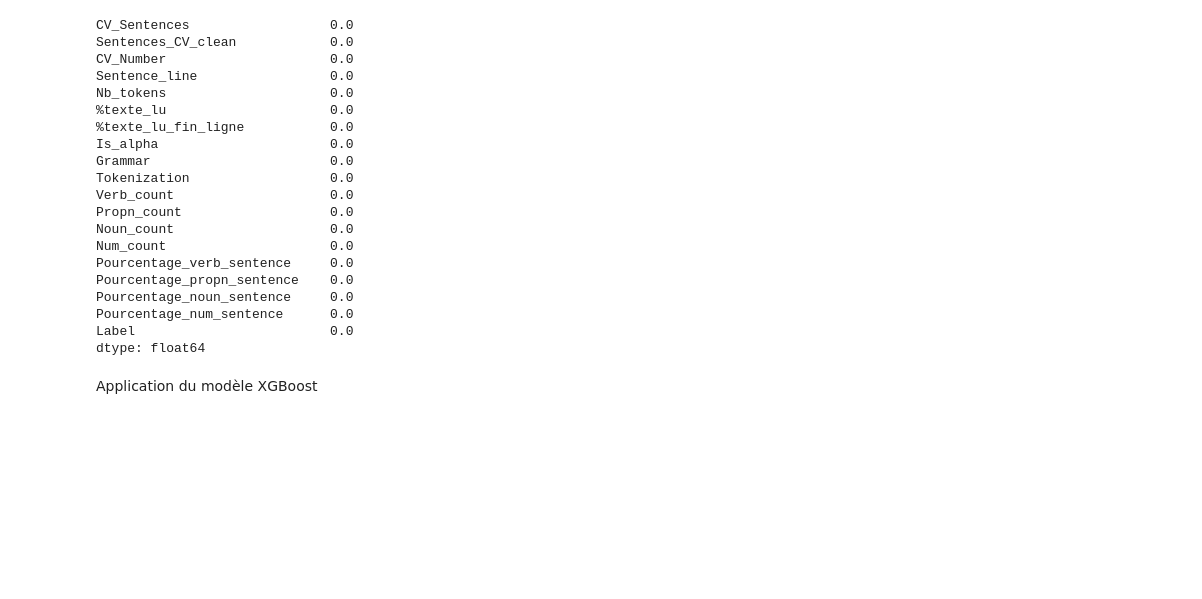
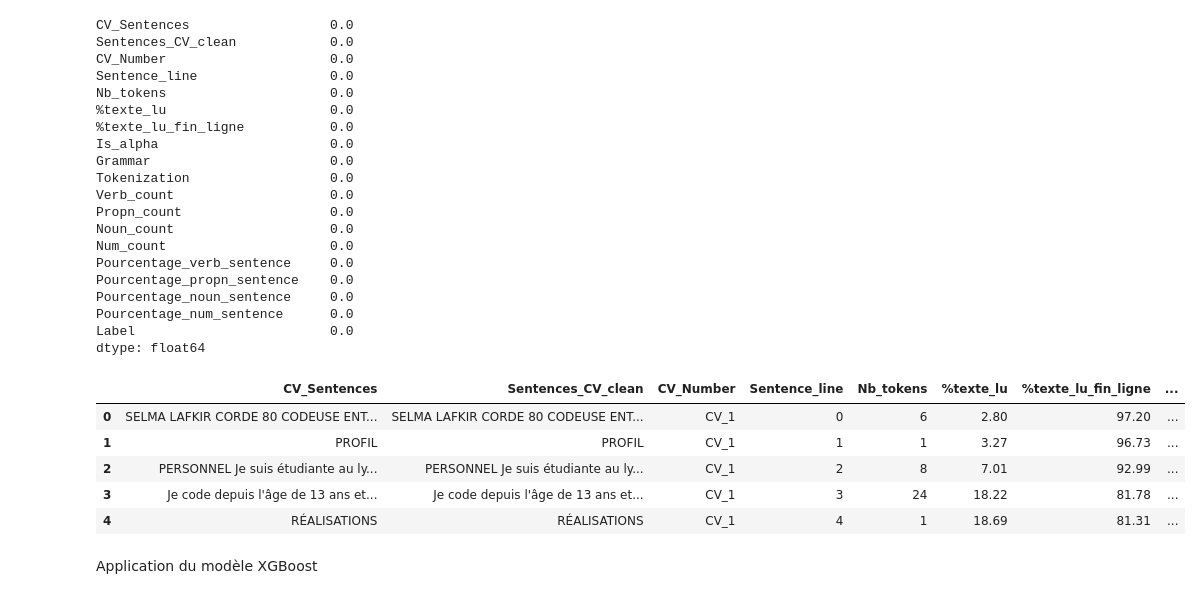
Before and after one commit to DanyNgn/Projet_BlindCV, a Jupyter notebook: Part_13_Code_BlindCV_Model_XGBoost.ipynb, the cells around one changed output. Cells and saved outputs as stored; diff of their text form; code cells hidden in the pictures; blank space fills up the shorter version.

```diff
--- a/Part_13_Code_BlindCV_Model_XGBoost.ipynb
+++ b/Part_13_Code_BlindCV_Model_XGBoost.ipynb
@@ -133,6 +126,15 @@ Pourcentage_noun_sentence     0.0
 Pourcentage_num_sentence      0.0
 Label                         0.0
 dtype: float64
+# %%
+dataset.head()
+# %% [output]
+|  | CV_Sentences | Sentences_CV_clean | CV_Number | Sentence_line | Nb_tokens | %texte_lu | %texte_lu_fin_ligne | ... |
+| 0 | SELMA LAFKIR CORDE 80 CODEUSE ENT... | SELMA LAFKIR CORDE 80 CODEUSE ENT... | CV_1 | 0 | 6 | 2.80 | 97.20 | ... |
+| 1 | PROFIL | PROFIL | CV_1 | 1 | 1 | 3.27 | 96.73 | ... |
+| 2 | PERSONNEL Je suis étudiante au ly... | PERSONNEL Je suis étudiante au ly... | CV_1 | 2 | 8 | 7.01 | 92.99 | ... |
+| 3 | Je code depuis l'âge de 13 ans et... | Je code depuis l'âge de 13 ans et... | CV_1 | 3 | 24 | 18.22 | 81.78 | ... |
+| 4 | RÉALISATIONS | RÉALISATIONS | CV_1 | 4 | 1 | 18.69 | 81.31 | ... |
 # %% [markdown]
 Application du modèle XGBoost
 # %%
```
Also changed, not shown: parts of 6 cells of this notebook, 2 other files.
